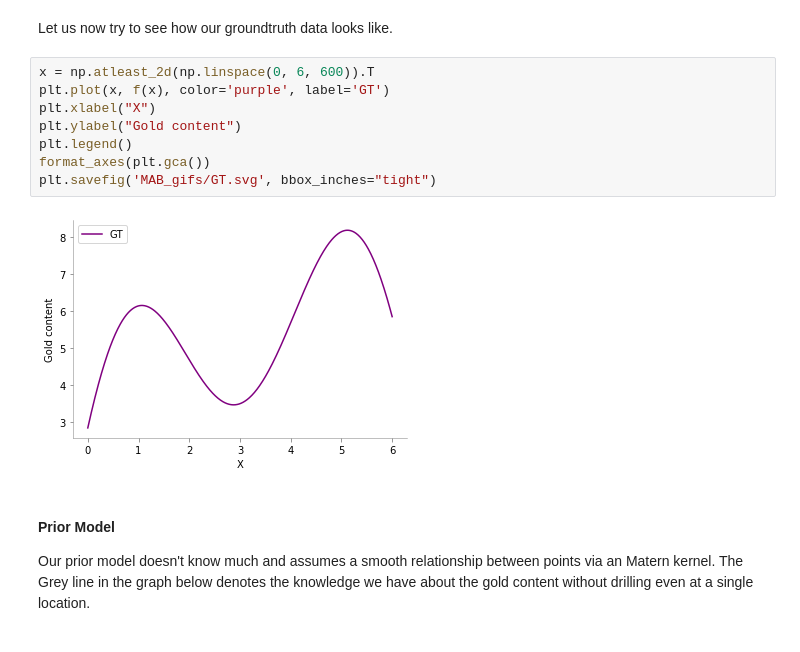
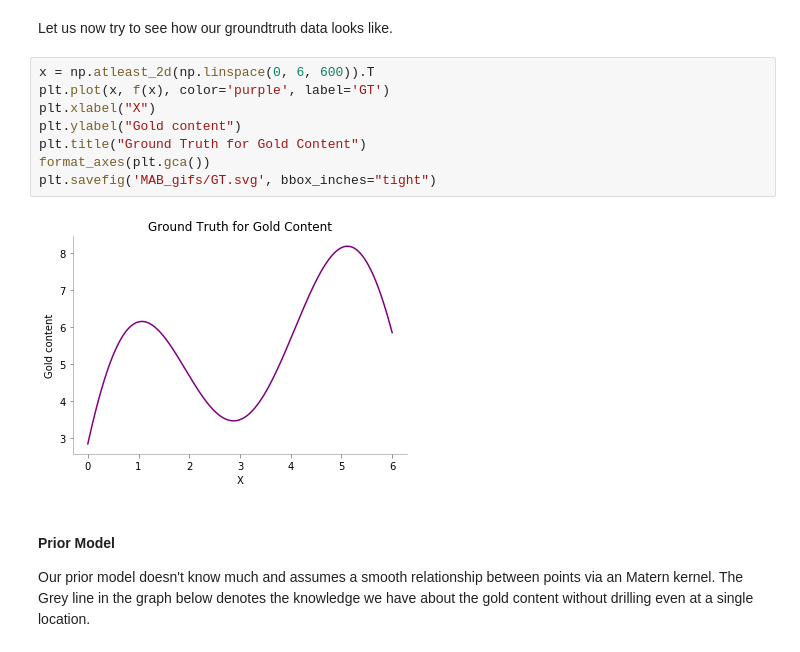
Before and after one commit to lhanappa/nipunbatra.github.io, a Jupyter notebook: blog/2019/bandit-learning-gp.ipynb, the cells around one changed output. Saved outputs shown, nothing was run; the diff lists cells and outputs as text.

```diff
--- a/blog/2019/bandit-learning-gp.ipynb
+++ b/blog/2019/bandit-learning-gp.ipynb
@@ -91,13 +91,13 @@ Let us now try to see how our groundtruth data looks like.
 # %%
 x = np.atleast_2d(np.linspace(0, 6, 600)).T
 plt.plot(x, f(x), color='purple', label='GT')
 plt.xlabel("X")
 plt.ylabel("Gold content")
-plt.legend()
+plt.title("Ground Truth for Gold Content")
 format_axes(plt.gca())
 plt.savefig('MAB_gifs/GT.svg', bbox_inches="tight")
 # %% [output]
-[figure, old version]
+[figure, new version]
 # %% [markdown]
 #### Prior Model
 
```
Also changed, not shown: parts of 35 cells of this notebook, 11 other files.
